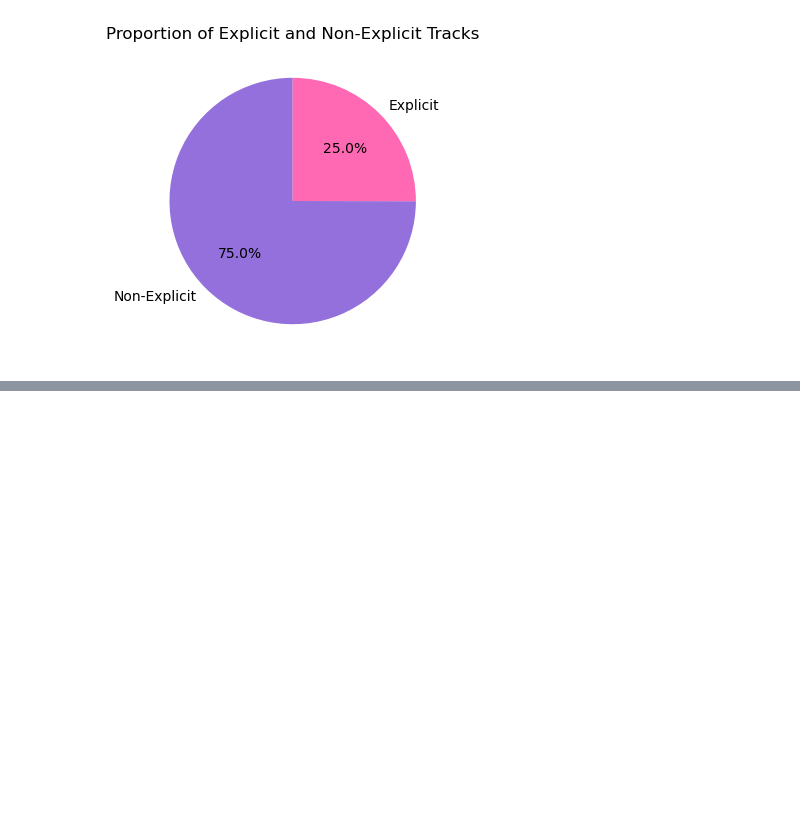
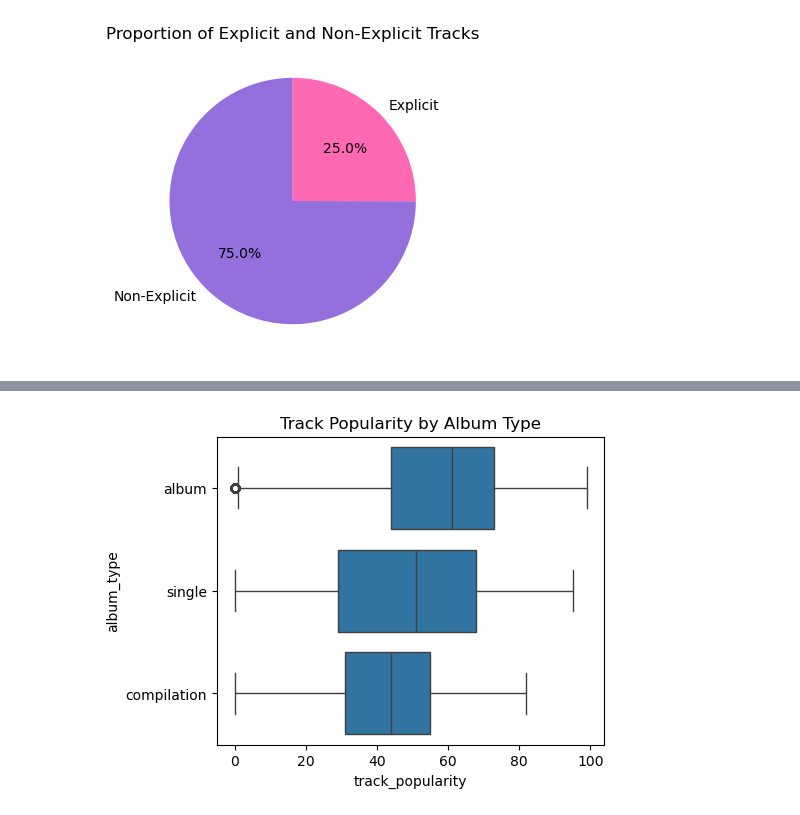
Before and after one commit to Riya-Sachdev/Spotify-EDA-Project, a Jupyter notebook: SpotifyDataAnalysis.ipynb, the cells around one changed output, grey strips where cells are left out. Cells and saved outputs as stored; diff of their text form; code cells hidden in the pictures; blank space fills up the shorter version.

```diff
--- a/SpotifyDataAnalysis.ipynb
+++ b/SpotifyDataAnalysis.ipynb
@@ -313,0 +364,7 @@ plt.show()
+# %%
+plt.figure(figsize = (5,4))
+sbn.boxplot(x = "track_popularity" , y = "album_type" , data = df)
+plt.title("Track Popularity by Album Type")
+plt.show()
+# %% [output]
+[figure, added]
```
Also changed, not shown: parts of 3 cells of this notebook.
